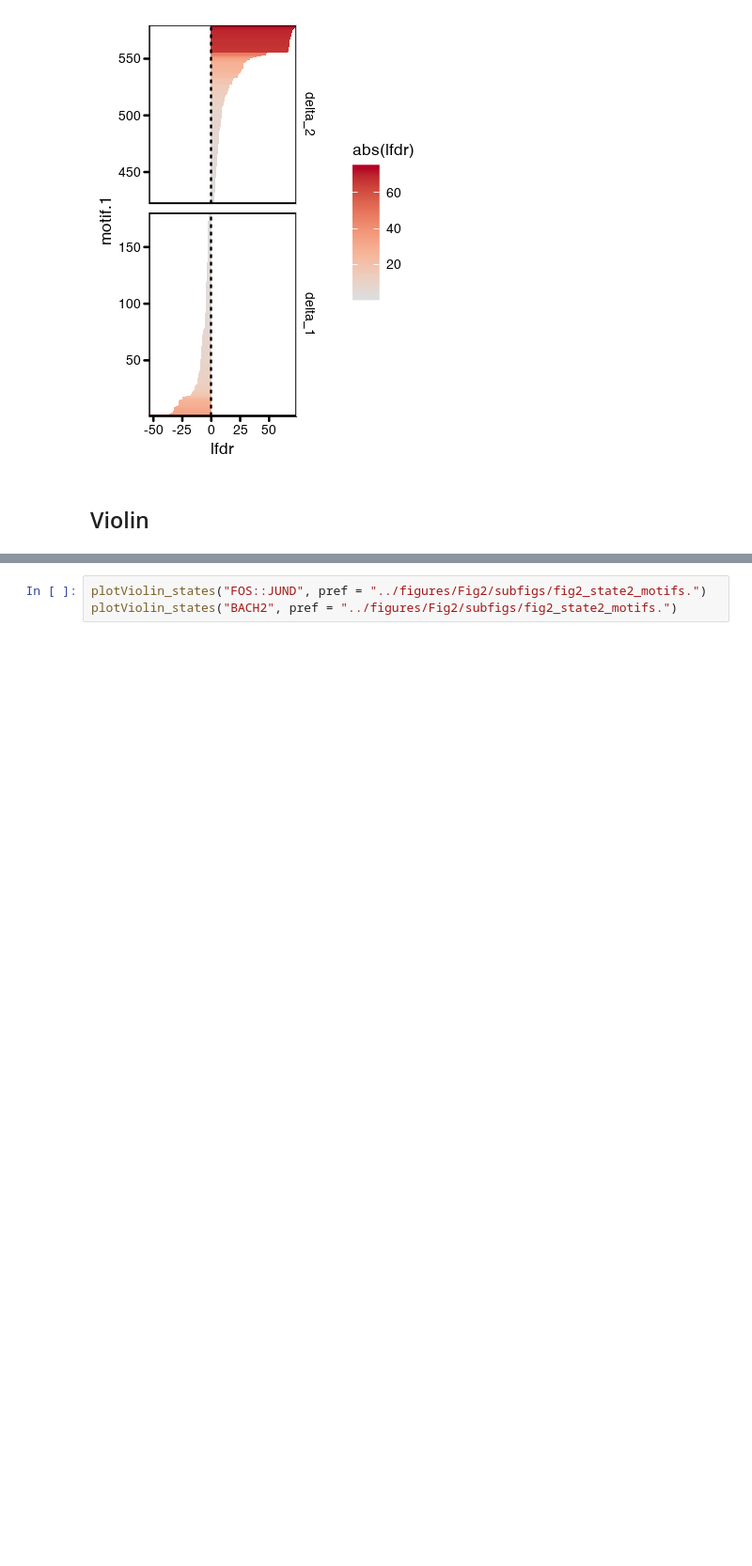
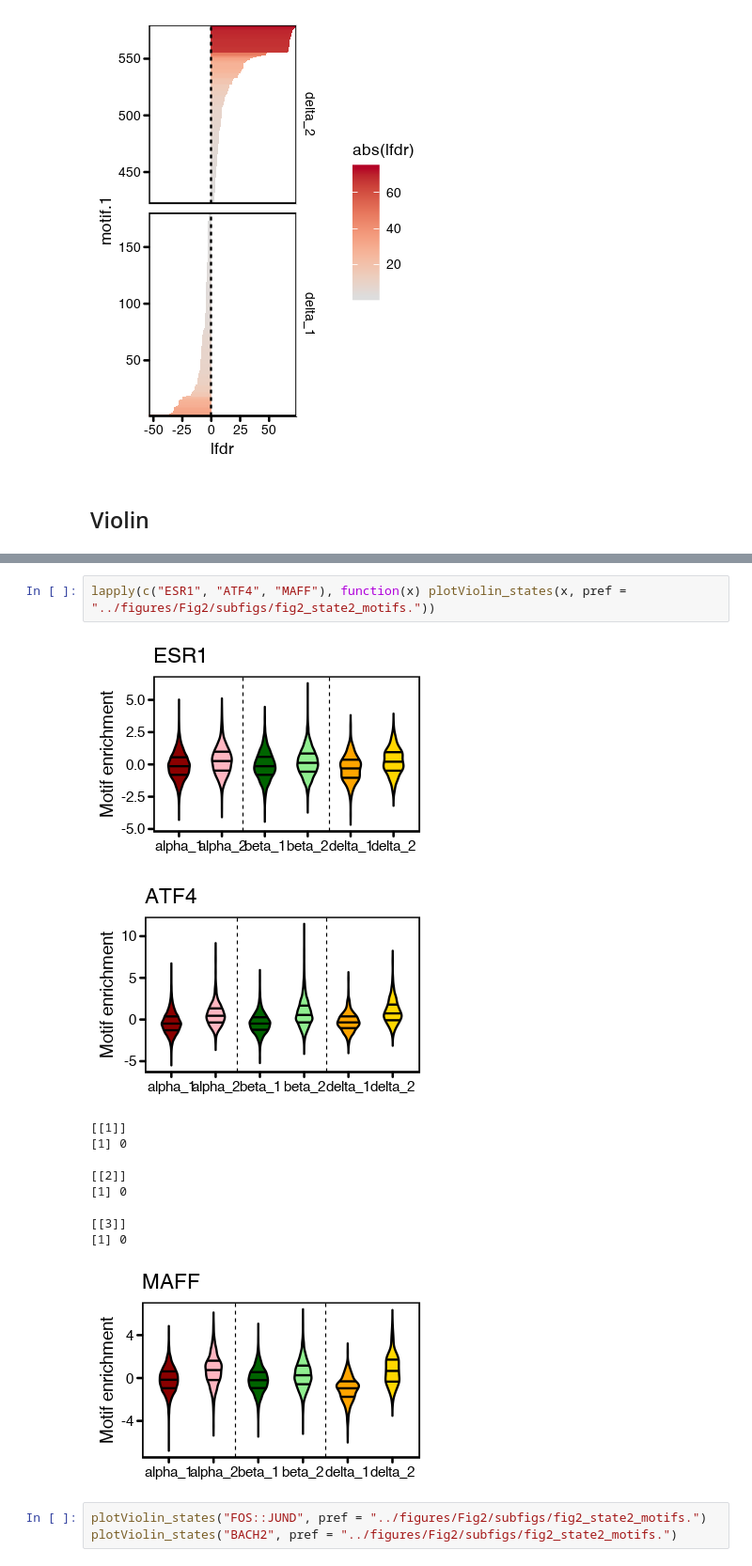
Before and after one commit to biomystery/islet_figs_motifs, a Jupyter notebook: chromVar/sub_vs_sub_plot.ipynb, the cells around one changed output, grey strips where cells are left out. Shown at 94% size. Saved outputs shown, nothing was run; the diff lists cells and outputs as text; blank space fills up the shorter version.

```diff
--- a/chromVar/sub_vs_sub_plot.ipynb
+++ b/chromVar/sub_vs_sub_plot.ipynb
@@ -249,3 +255,17 @@ plotViolin_states("Rfx1")
+# %%
+lapply(c("ESR1", "ATF4", "MAFF"), function(x) plotViolin_states(x, pref = "../figures/Fig2/subfigs/fig2_state2_motifs."))
+# %% [output]
+[figure, added]
+[figure, added]
+[[1]]
+[1] 0
+
+[[2]]
+[1] 0
+
+[[3]]
+[1] 0
+[figure, added]
 # %%
 plotViolin_states("FOS::JUND", pref = "../figures/Fig2/subfigs/fig2_state2_motifs.")
 plotViolin_states("BACH2", pref = "../figures/Fig2/subfigs/fig2_state2_motifs.")
```
Also changed, not shown: parts of 8 cells of this notebook, 11 other files.
